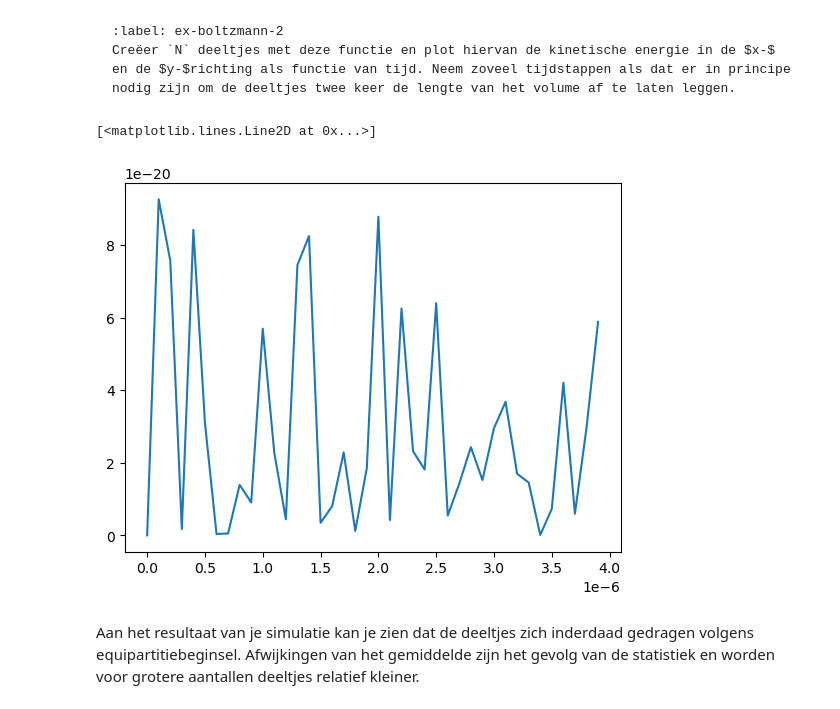
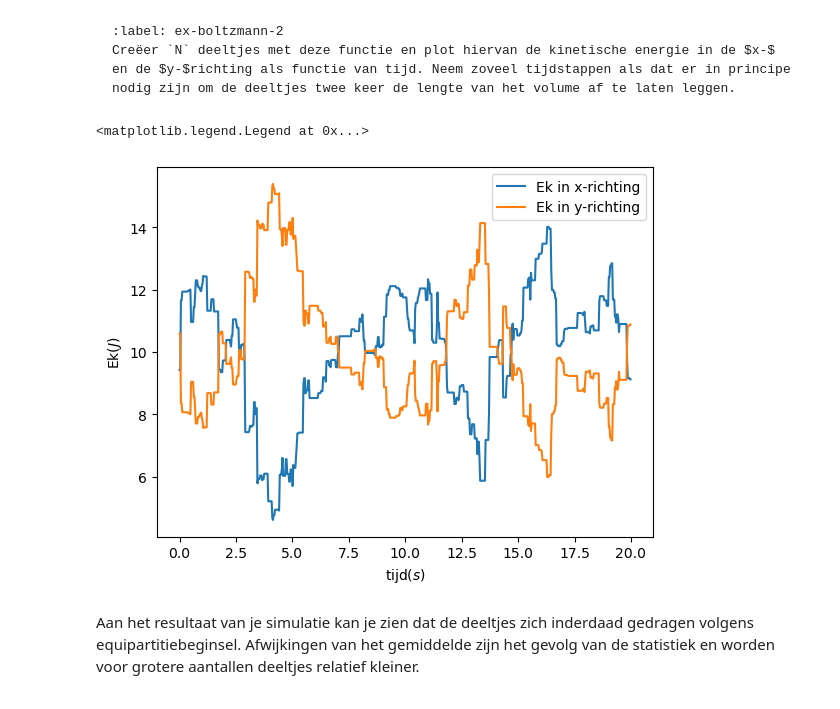
Before and after one commit to Fynn-Vrolijk123/Groep_3_IP_2_Thermo_Vladmir-Fynn, a Jupyter notebook: Content/PySim/6_boltzmann.ipynb, the cells around one changed output. Drawn from its saved outputs; the diff is of its cells as text; code cells hidden in the pictures.

````diff
--- a/Content/PySim/6_boltzmann.ipynb
+++ b/Content/PySim/6_boltzmann.ipynb
@@ -23,13 +23,12 @@ import matplotlib.pyplot as plt
 from matplotlib.animation import FuncAnimation
 from scipy.optimize import curve_fit
 
-BOX_SIZE_0 = 0.25           # Hoogte en breedte startvolume
-N = 40                         # Aantal deeltjes
-V_0 = 1970                        # Startsnelheid van deeltjes
-RADIUS = 0.3*10**-9                  # Straal van moleculen
-DT = 1*10**-7                         # Tijdstap om geen botsing te missen
 m = 4.8*10**-26
-#your code/answer
+BOX_SIZE_0 = 10       # Hoogte en lengte startvolume
+N = 40                       # Aantal deeltjes
+V_0 = 1               # Startsnelheid van deeltjes
+RADIUS =  0.3       # Straal van moleculen
+DT = 0.1*RADIUS/V_0                    # Tijdstap om geen botsing te missen
 # %% [markdown]
 Dan maken we weer gebruik van de klasse voor het deeltje:
 # %%
@@ -135,6 +134,6 @@ plt.ylim(-BOX_SIZE_0/2, BOX_SIZE_0/2)
 for p in particles:
     plt.plot(p.r[0], p.r[1], 'k.', ms=25)
     plt.arrow(p.r[0], p.r[1], p.v[0], p.v[1],
-              head_width=0.005, head_length=1, color='red')
+              head_width=0.3, head_length=0.2, color='red')
 plt.show()
 # %% [output]
@@ -169,21 +168,41 @@ def create_uniform_particles(particles):
 Creëer `N` deeltjes met deze functie en plot hiervan de kinetische energie in de $x-$ en de $y-$richting als functie van tijd. Neem zoveel tijdstappen als dat er in principe nodig zijn om de deeltjes twee keer de lengte van het volume af te laten leggen.
 ```
 # %%
+
 E_kin = np.zeros(N)
-def Energie():
+def create_uniform_particles(particles):
+    particles.clear()
     for i in range (N):
         vy = np.random.uniform(-V_0, V_0)
         vx = np.random.uniform(-V_0,V_0)
-        v = vy
         pos = np.random.uniform(-BOX_SIZE_0/2 + RADIUS, BOX_SIZE_0/2 - RADIUS, 2)
         particles.append(ParticleClass(m=1.0, v=[vx, vy], r=pos, R=RADIUS))
-        E_kin[i] += 0.5*m*(v)**2
-    return E_kin
-time_energie = np.arange(0,DT*40,DT)
-plt.plot(time_energie, Energie())
+
+times = []
+Ek_x = []
+Ek_y = []
+
+for steps in range(667):
+    take_time_step(particles)
+    totale_ekx = 0
+    totale_eky = 0
+    for p in particles:
+        totale_ekx += 0.5 * p.m * p.v[0]**2
+        totale_eky += 0.5 * p.m * p.v[1]**2
+    times.append(steps * DT)
+    Ek_x.append(totale_ekx)
+    Ek_y.append(totale_eky)
+
+
+time_energie = np.arange(0,(BOX_SIZE_0*2/V_0),DT)
+plt.plot(time_energie, Ek_x, label = 'Ek in x-richting')
+plt.plot(time_energie, Ek_y, label = 'Ek in y-richting')
+plt.xlabel('tijd($s$)')
+plt.ylabel('Ek($J$)')
+plt.legend()
 # %% [output]
-[<matplotlib.lines.Line2D at 0x...>]
+<matplotlib.legend.Legend at 0x...>
-[figure, old version]
+[figure, new version]
 # %% [markdown]
 Aan het resultaat van je simulatie kan je zien dat de deeltjes zich inderdaad gedragen volgens equipartitiebeginsel. Afwijkingen van het gemiddelde zijn het gevolg van de statistiek en worden voor grotere aantallen deeltjes relatief kleiner.
 # %% [markdown]
````
Also changed, not shown: parts of 4 cells of this notebook.
